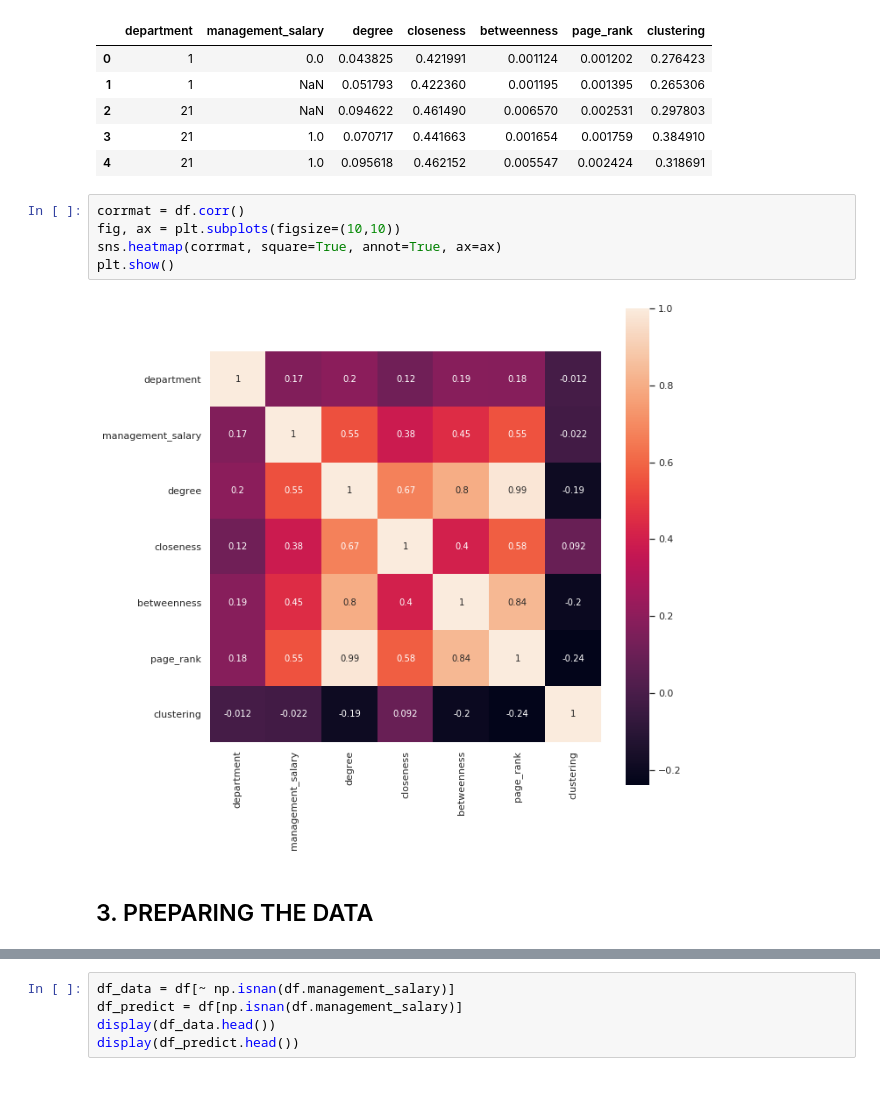
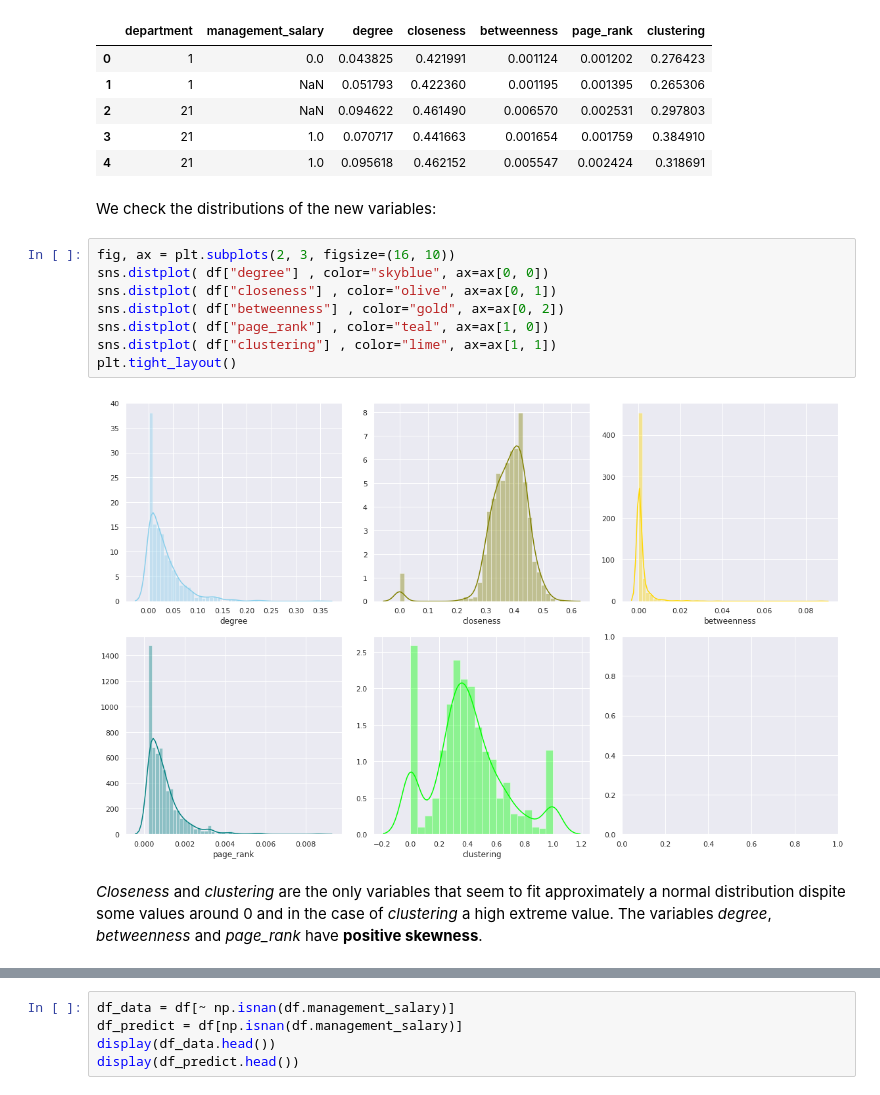
Before and after one commit to Albert-AGM/email_network, a Jupyter notebook: email_network.ipynb, the cells around one changed output, grey strips where cells are left out. Saved outputs shown, nothing was run; the diff lists cells and outputs as text.

```diff
--- a/email_network.ipynb
+++ b/email_network.ipynb
@@ -198,13 +203,18 @@ df.head()
 | 2 | 21 | NaN | 0.094622 | 0.461490 | 0.006570 | 0.002531 | 0.297803 |
 | 3 | 21 | 1.0 | 0.070717 | 0.441663 | 0.001654 | 0.001759 | 0.384910 |
 | 4 | 21 | 1.0 | 0.095618 | 0.462152 | 0.005547 | 0.002424 | 0.318691 |
-# %%
-corrmat = df.corr()
-fig, ax = plt.subplots(figsize=(10,10))
-sns.heatmap(corrmat, square=True, annot=True, ax=ax)
-plt.show()
-# %% [output]
-[figure, removed]
-# %% [markdown]
-## 3. PREPARING THE DATA
+# %% [markdown]
+We check the distributions of the new variables:
+# %%
+fig, ax = plt.subplots(2, 3, figsize=(16, 10))
+sns.distplot( df["degree"] , color="skyblue", ax=ax[0, 0])
+sns.distplot( df["closeness"] , color="olive", ax=ax[0, 1])
+sns.distplot( df["betweenness"] , color="gold", ax=ax[0, 2])
+sns.distplot( df["page_rank"] , color="teal", ax=ax[1, 0])
+sns.distplot( df["clustering"] , color="lime", ax=ax[1, 1])
+plt.tight_layout()
+# %% [output]
+[figure, added]
+# %% [markdown]
+*Closeness* and *clustering* are the only variables that seem to fit approximately a normal distribution dispite some values around 0 and in the case of *clustering* a high extreme value. The variables *degree*, *betweenness* and *page_rank* have **positive skewness**.
 # %% [markdown]
```
Also changed, not shown: parts of 21 cells of this notebook.
